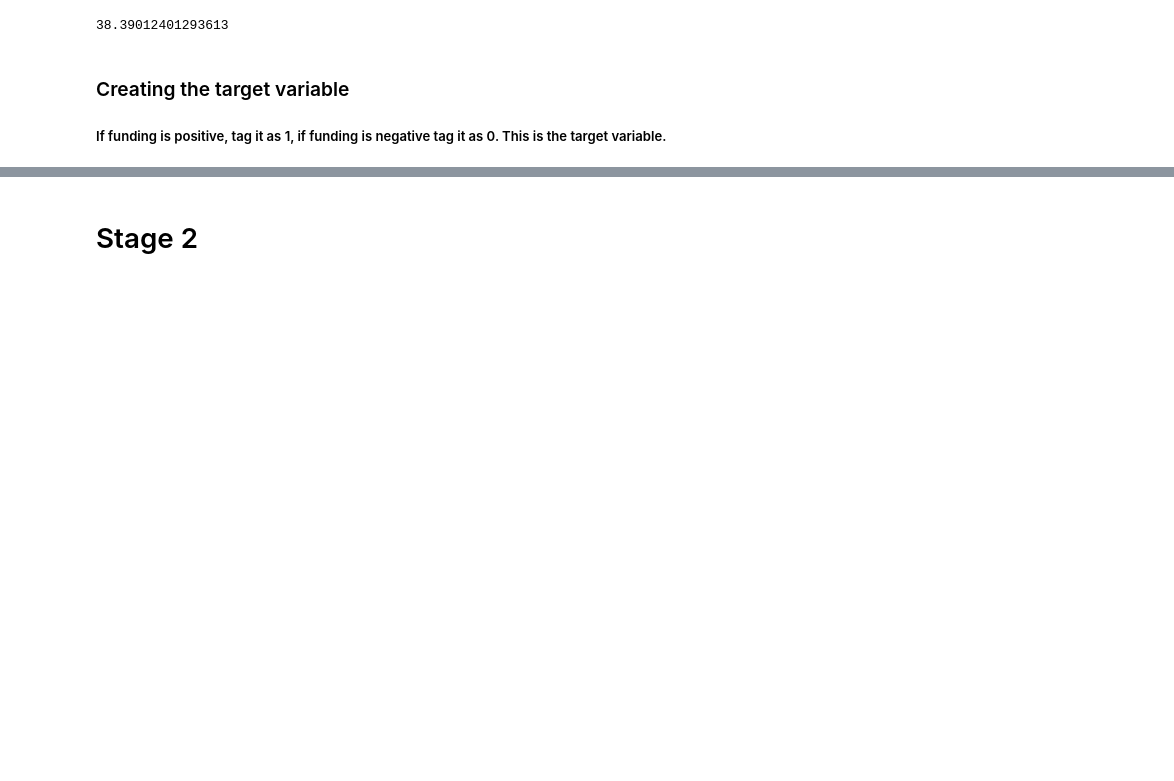
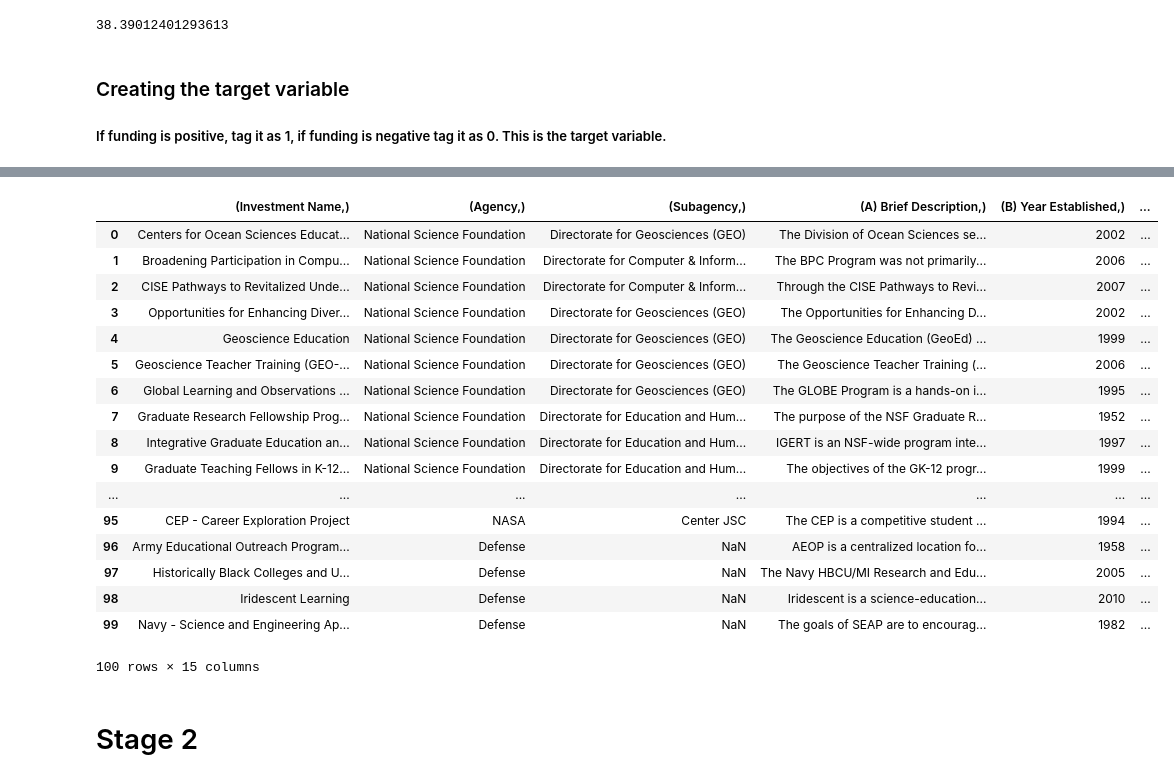
Before and after one commit to achin1tya/ml_stem_analysis, a Jupyter notebook: ml_stem_analysis.ipynb, the cells around one changed output, grey strips where cells are left out. Saved outputs shown, nothing was run; the diff lists cells and outputs as text; code cells hidden in the pictures; blank space fills up the shorter version.

```diff
--- a/ml_stem_analysis.ipynb
+++ b/ml_stem_analysis.ipynb
@@ -137,3 +215,5 @@ def generateTarget(currentGrowth):
         return 1
     else:
         return 0
+# %%
+yr10 =df.iloc[:,7]
@@ -164,3 +246,24 @@ data.head()
+# %%
+df.head(100)
+# %% [output]
+|  | (Investment Name,) | (Agency,) | (Subagency,) | (A) Brief Description,) | (B) Year Established,) | ... |
+| 0 | Centers for Ocean Sciences Educat... | National Science Foundation | Directorate for Geosciences (GEO) | The Division of Ocean Sciences se... | 2002 | ... |
+| 1 | Broadening Participation in Compu... | National Science Foundation | Directorate for Computer & Inform... | The BPC Program was not primarily... | 2006 | ... |
+| 2 | CISE Pathways to Revitalized Unde... | National Science Foundation | Directorate for Computer & Inform... | Through the CISE Pathways to Revi... | 2007 | ... |
+| 3 | Opportunities for Enhancing Diver... | National Science Foundation | Directorate for Geosciences (GEO) | The Opportunities for Enhancing D... | 2002 | ... |
+| 4 | Geoscience Education | National Science Foundation | Directorate for Geosciences (GEO) | The Geoscience Education (GeoEd) ... | 1999 | ... |
+| 5 | Geoscience Teacher Training (GEO-... | National Science Foundation | Directorate for Geosciences (GEO) | The Geoscience Teacher Training (... | 2006 | ... |
+| 6 | Global Learning and Observations ... | National Science Foundation | Directorate for Geosciences (GEO) | The GLOBE Program is a hands-on i... | 1995 | ... |
+| 7 | Graduate Research Fellowship Prog... | National Science Foundation | Directorate for Education and Hum... | The purpose of the NSF Graduate R... | 1952 | ... |
+| 8 | Integrative Graduate Education an... | National Science Foundation | Directorate for Education and Hum... | IGERT is an NSF-wide program inte... | 1997 | ... |
+| 9 | Graduate Teaching Fellows in K-12... | National Science Foundation | Directorate for Education and Hum... | The objectives of the GK-12 progr... | 1999 | ... |
+| ... | ... | ... | ... | ... | ... | ... |
+| 95 | CEP - Career Exploration Project | NASA | Center JSC | The CEP is a competitive student ... | 1994 | ... |
+| 96 | Army Educational Outreach Program... | Defense | NaN | AEOP is a centralized location fo... | 1958 | ... |
+| 97 | Historically Black Colleges and U... | Defense | NaN | The Navy HBCU/MI Research and Edu... | 2005 | ... |
+| 98 | Iridescent Learning | Defense | NaN | Iridescent is a science-education... | 2010 | ... |
+| 99 | Navy - Science and Engineering Ap... | Defense | NaN | The goals of SEAP are to encourag... | 1982 | ... |
+100 rows × 15 columns
 # %% [markdown]
 # Stage 2
 # %% [markdown]
```
Also changed, not shown: parts of 88 cells of this notebook.
